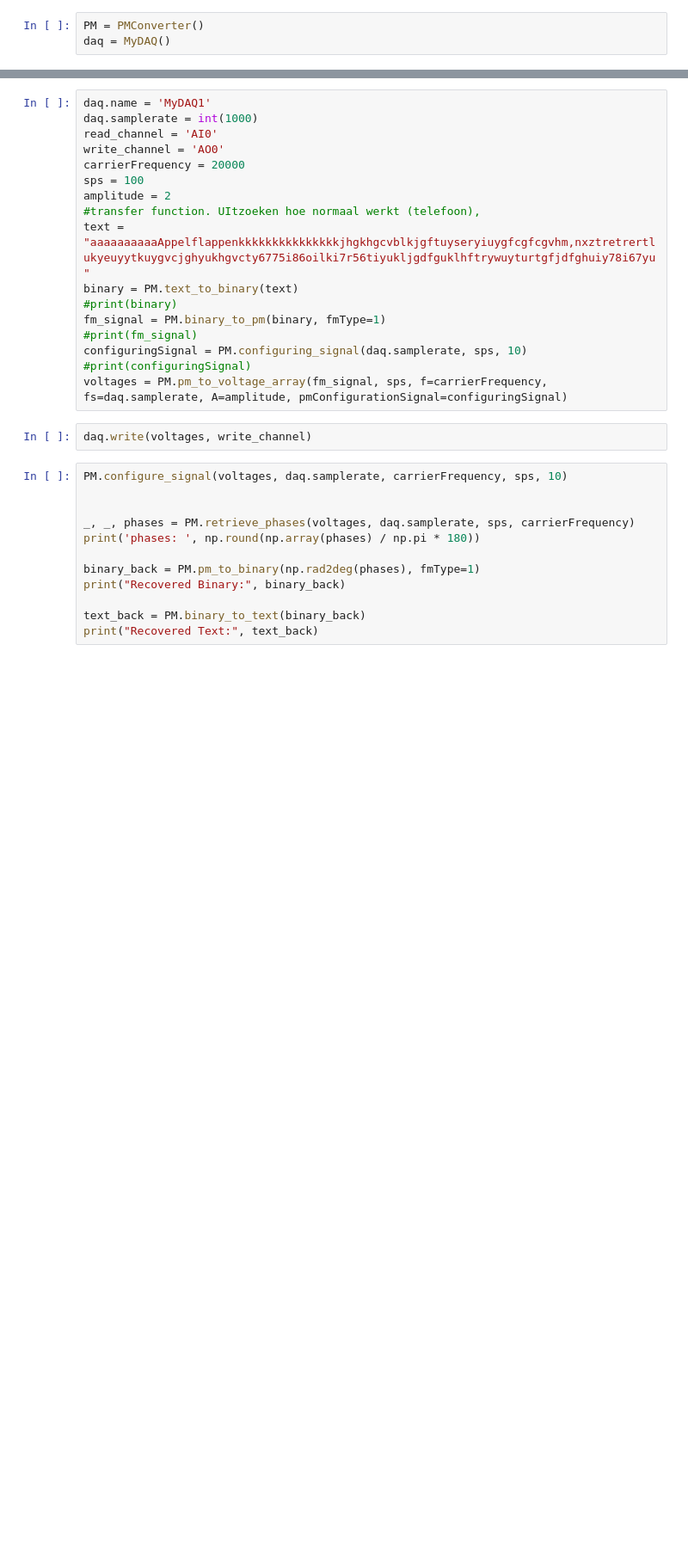
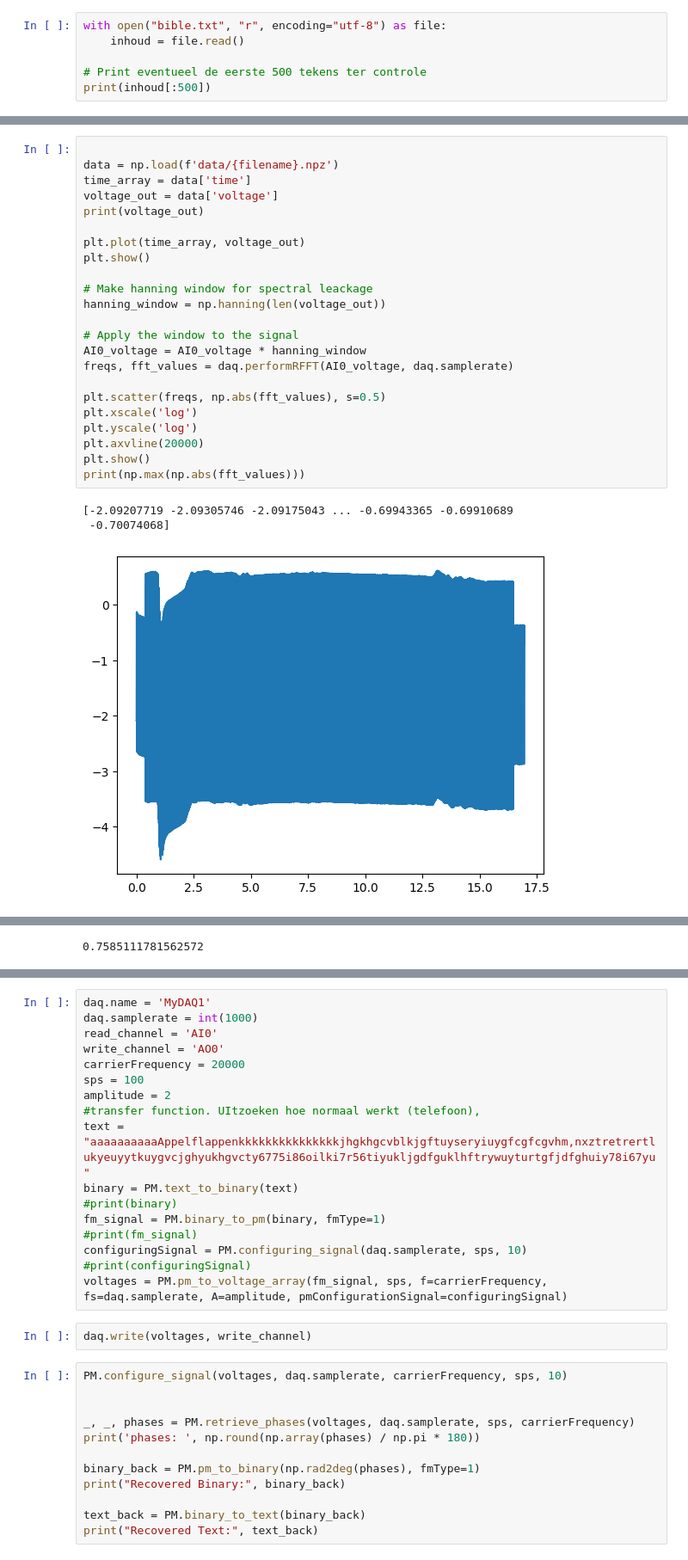
Before and after one commit to GingerBF/PE3--bobo-damster-, a Jupyter notebook: sessiecode/mydaq_tests.ipynb, the cells around one changed output, grey strips where cells are left out. Shown at 86% size. Cells and saved outputs as stored; diff of their text form; blank space fills up the shorter version.

```diff
--- a/sessiecode/mydaq_tests.ipynb
+++ b/sessiecode/mydaq_tests.ipynb
@@ -21,3 +23,6 @@ write_channel = 'AO0'
 # %%
-PM = PMConverter()
-daq = MyDAQ()
+with open("bible.txt", "r", encoding="utf-8") as file:
+    inhoud = file.read()
+
+# Print eventueel de eerste 500 tekens ter controle
+print(inhoud[:500])
@@ -68,0 +101,27 @@ gooooo
+# %%
+
+data = np.load(f'data/{filename}.npz')
+time_array = data['time']
+voltage_out = data['voltage']
+print(voltage_out)
+
+plt.plot(time_array, voltage_out)
+plt.show()
+
+# Make hanning window for spectral leackage
+hanning_window = np.hanning(len(voltage_out))
+
+# Apply the window to the signal
+AI0_voltage = AI0_voltage * hanning_window
+freqs, fft_values = daq.performRFFT(AI0_voltage, daq.samplerate)
+
+plt.scatter(freqs, np.abs(fft_values), s=0.5)
+plt.xscale('log')
+plt.yscale('log')
+plt.axvline(20000)
+plt.show()
+print(np.max(np.abs(fft_values)))
+# %% [output]
+[-2.09207719 -2.09305746 -2.09175043 ... -0.69943365 -0.69910689
+ -0.70074068]
+[figure, added]
@@ -68,0 +129 @@ gooooo
+0.7585111781562572
```
Also changed, not shown: parts of 13 cells of this notebook, 4 other files.
